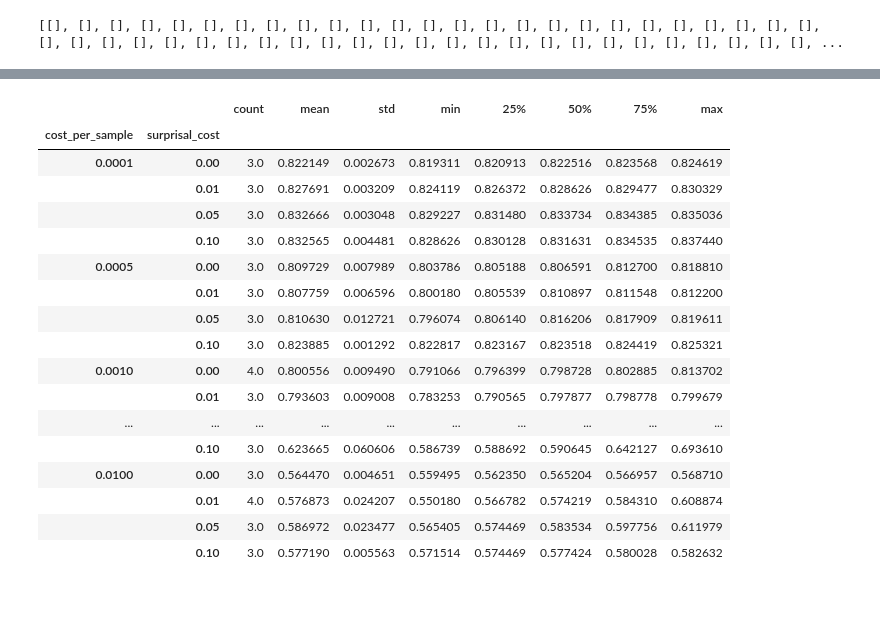
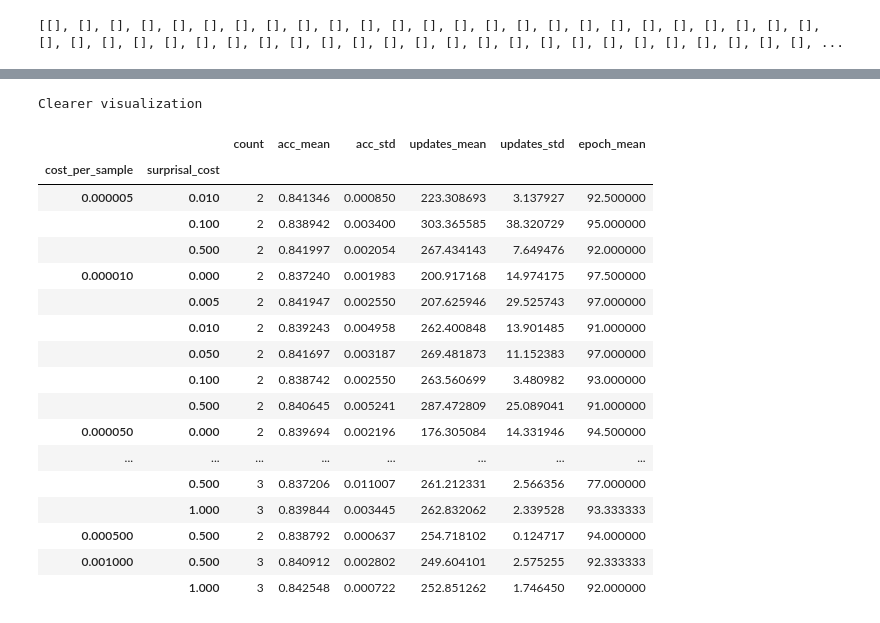
Before and after one commit to EmyArts/skiprnn-2017-telecombcn, a Jupyter notebook: src/postprocessing.ipynb, the cells around one changed output, grey strips where cells are left out. Cells and saved outputs as stored; diff of their text form; code cells hidden in the pictures.

```diff
--- a/src/postprocessing.ipynb
+++ b/src/postprocessing.ipynb
@@ -155,26 +180,36 @@ Dataframe with one per trials
-# %%
-# mean_df = mean_df.max()
-# mean_df.sort_values(by='val_acc')
-sorted['val_acc'].describe()
-# %% [output]
-|  |  | count | mean | std | min | 25% | 50% | 75% | max |
-| cost_per_sample | surprisal_cost |  |  |  |  |  |  |  |  |
-| 0.0001 | 0.00 | 3.0 | 0.822149 | 0.002673 | 0.819311 | 0.820913 | 0.822516 | 0.823568 | 0.824619 |
-|  | 0.01 | 3.0 | 0.827691 | 0.003209 | 0.824119 | 0.826372 | 0.828626 | 0.829477 | 0.830329 |
-|  | 0.05 | 3.0 | 0.832666 | 0.003048 | 0.829227 | 0.831480 | 0.833734 | 0.834385 | 0.835036 |
-|  | 0.10 | 3.0 | 0.832565 | 0.004481 | 0.828626 | 0.830128 | 0.831631 | 0.834535 | 0.837440 |
-| 0.0005 | 0.00 | 3.0 | 0.809729 | 0.007989 | 0.803786 | 0.805188 | 0.806591 | 0.812700 | 0.818810 |
-|  | 0.01 | 3.0 | 0.807759 | 0.006596 | 0.800180 | 0.805539 | 0.810897 | 0.811548 | 0.812200 |
-|  | 0.05 | 3.0 | 0.810630 | 0.012721 | 0.796074 | 0.806140 | 0.816206 | 0.817909 | 0.819611 |
-|  | 0.10 | 3.0 | 0.823885 | 0.001292 | 0.822817 | 0.823167 | 0.823518 | 0.824419 | 0.825321 |
-| 0.0010 | 0.00 | 4.0 | 0.800556 | 0.009490 | 0.791066 | 0.796399 | 0.798728 | 0.802885 | 0.813702 |
-|  | 0.01 | 3.0 | 0.793603 | 0.009008 | 0.783253 | 0.790565 | 0.797877 | 0.798778 | 0.799679 |
-| ... | ... | ... | ... | ... | ... | ... | ... | ... | ... |
-|  | 0.10 | 3.0 | 0.623665 | 0.060606 | 0.586739 | 0.588692 | 0.590645 | 0.642127 | 0.693610 |
-| 0.0100 | 0.00 | 3.0 | 0.564470 | 0.004651 | 0.559495 | 0.562350 | 0.565204 | 0.566957 | 0.568710 |
-|  | 0.01 | 4.0 | 0.576873 | 0.024207 | 0.550180 | 0.566782 | 0.574219 | 0.584310 | 0.608874 |
-|  | 0.05 | 3.0 | 0.586972 | 0.023477 | 0.565405 | 0.574469 | 0.583534 | 0.597756 | 0.611979 |
-|  | 0.10 | 3.0 | 0.577190 | 0.005563 | 0.571514 | 0.574469 | 0.577424 | 0.580028 | 0.582632 |
+# %%
+# mean_df = mean_df.max()
+# mean_df.sort_values(by='val_acc')
+print("Clearer visualization")
+# , axis=1, names=["acc_mean", "acc_std", "updates_mean", "updates_std"])
+view = pd.DataFrame({'count': sorted.val_acc.count(),
+                     'acc_mean': sorted.val_acc.mean(),
+                     'acc_std': sorted.val_acc.std(),
+                     'updates_mean': sorted.val_updates.mean(),
+                     'updates_std': sorted.val_updates.std(),
+                     'epoch_mean': sorted.epoch.mean()})
+# view.rename(columns=["acc_mean", "acc_std", "updates_mean", "updates_std"])
+view[view['acc_mean'] > 0.835]
+# %% [output]
+Clearer visualization
+|  |  | count | acc_mean | acc_std | updates_mean | updates_std | epoch_mean |
+| cost_per_sample | surprisal_cost |  |  |  |  |  |  |
+| 0.000005 | 0.010 | 2 | 0.841346 | 0.000850 | 223.308693 | 3.137927 | 92.500000 |
+|  | 0.100 | 2 | 0.838942 | 0.003400 | 303.365585 | 38.320729 | 95.000000 |
+|  | 0.500 | 2 | 0.841997 | 0.002054 | 267.434143 | 7.649476 | 92.000000 |
+| 0.000010 | 0.000 | 2 | 0.837240 | 0.001983 | 200.917168 | 14.974175 | 97.500000 |
+|  | 0.005 | 2 | 0.841947 | 0.002550 | 207.625946 | 29.525743 | 97.000000 |
+|  | 0.010 | 2 | 0.839243 | 0.004958 | 262.400848 | 13.901485 | 91.000000 |
+|  | 0.050 | 2 | 0.841697 | 0.003187 | 269.481873 | 11.152383 | 97.000000 |
+|  | 0.100 | 2 | 0.838742 | 0.002550 | 263.560699 | 3.480982 | 93.000000 |
+|  | 0.500 | 2 | 0.840645 | 0.005241 | 287.472809 | 25.089041 | 91.000000 |
+| 0.000050 | 0.000 | 2 | 0.839694 | 0.002196 | 176.305084 | 14.331946 | 94.500000 |
+| ... | ... | ... | ... | ... | ... | ... | ... |
+|  | 0.500 | 3 | 0.837206 | 0.011007 | 261.212331 | 2.566356 | 77.000000 |
+|  | 1.000 | 3 | 0.839844 | 0.003445 | 262.832062 | 2.339528 | 93.333333 |
+| 0.000500 | 0.500 | 2 | 0.838792 | 0.000637 | 254.718102 | 0.124717 | 94.000000 |
+| 0.001000 | 0.500 | 3 | 0.840912 | 0.002802 | 249.604101 | 2.575255 | 92.333333 |
+|  | 1.000 | 3 | 0.842548 | 0.000722 | 252.851262 | 1.746450 | 92.000000 |
 # %%
 lr0001 = [csv for csv in csvs if csv['learning_rate'][0]==0.0001 and csv['hidden_units'][0]==32]
 
```
Also changed, not shown: parts of 11 cells of this notebook, 1 other file.
